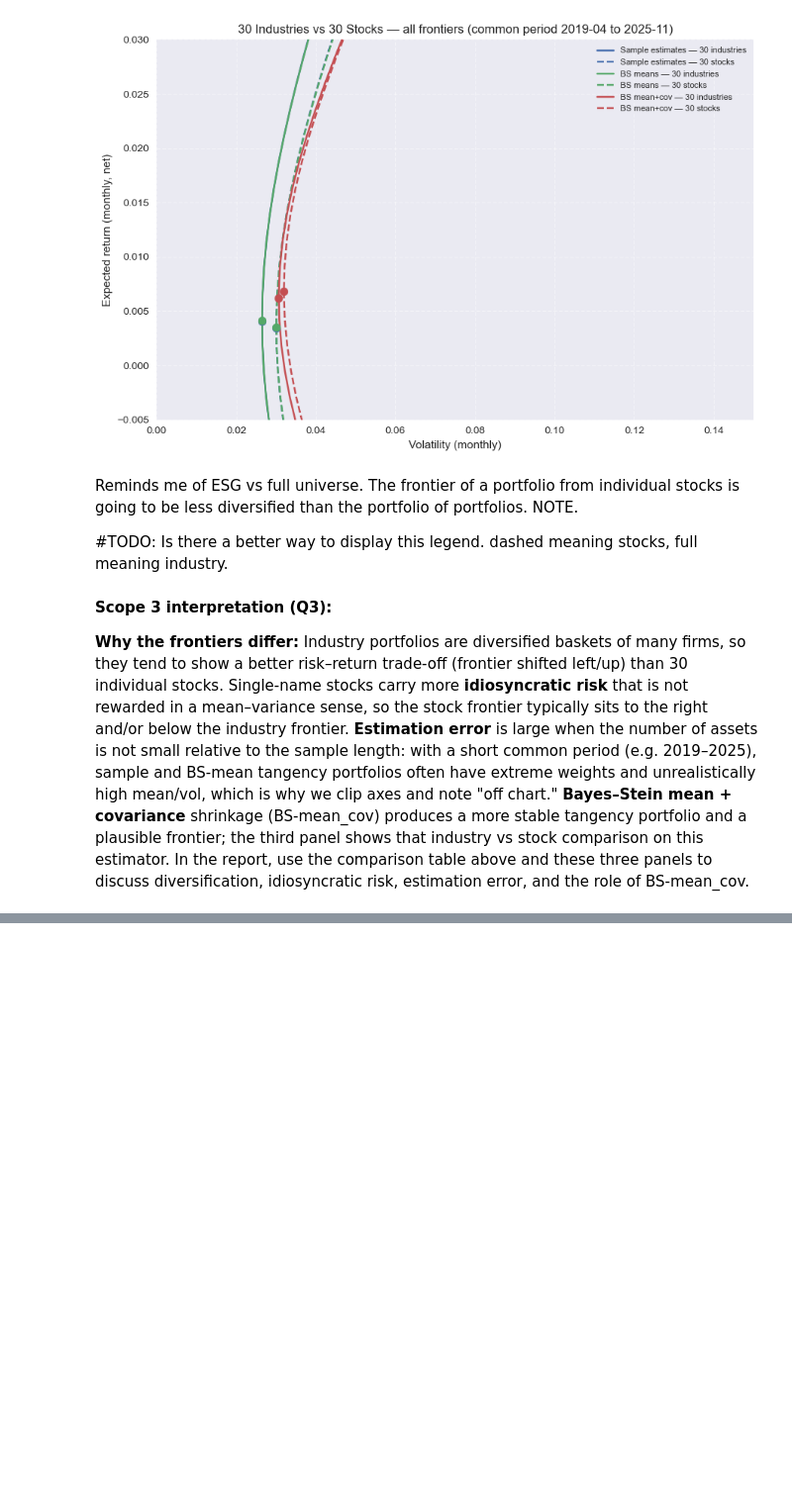
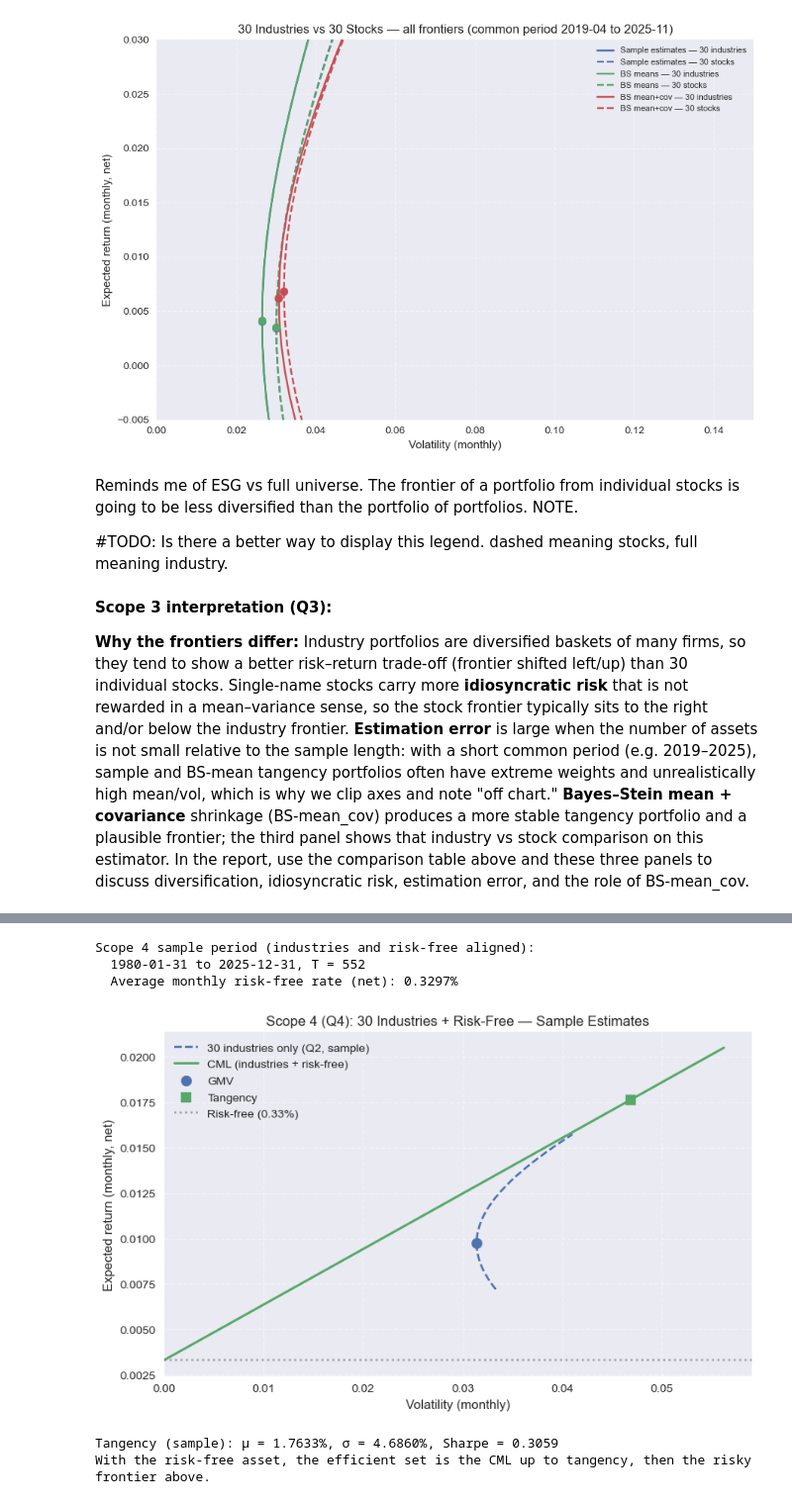
Before and after one commit to eomoran/fin41360-group-asst, a Jupyter notebook: fin41360_data_check.ipynb, the cells around one changed output, grey strips where cells are left out. Shown at 99% size. Cells and saved outputs as stored; diff of their text form; code cells hidden in the pictures; blank space fills up the shorter version.

Commit message:
Add Scope 4 and Scope 5 frontiers (industries+RF, FF3/FF5 factors)
Co-authored-by: Cursor <cursoragent@cursor.com>

```diff
--- a/fin41360_data_check.ipynb
+++ b/fin41360_data_check.ipynb
@@ -575,0 +580,73 @@ Reminds me of ESG vs full universe. The frontier of a portfolio from individual
+# %%
+# Scope 4 (Q4): Efficient frontier for 30 industries + risk-free asset (sample estimates only)
+
+import numpy as np
+from fin41360.process_french import load_industry_30_monthly, load_ff3_monthly
+from fin41360.mv_frontier import (
+    compute_moments_from_gross,
+    gmv_weights,
+    tangency_weights,
+    efficient_frontier,
+    portfolio_stats,
+)
+
+# Align industry and RF to the same sample period (RF from Fama–French factors)
+ind_s4 = load_industry_30_monthly()
+ff3_s4, rf_gross_s4 = load_ff3_monthly()
+common_idx = ind_s4.index.intersection(rf_gross_s4.index)
+ind_s4 = ind_s4.loc[common_idx]
+rf_net_s4 = (rf_gross_s4 - 1.0).loc[common_idx]
+rf_mean_s4 = float(rf_net_s4.mean())
+
+mu_s4, Sigma_s4 = compute_moments_from_gross(ind_s4)
+T_s4 = len(ind_s4)
+
+print("Scope 4 sample period (industries and risk-free aligned):")
+print(f"  {common_idx.min().date()} to {common_idx.max().date()}, T = {T_s4}")
+print(f"  Average monthly risk-free rate (net): {rf_mean_s4:.4%}")
+
+# Risky-only frontier (30 industries, sample) — same as Q2 for comparison
+mu_min_s4 = float(mu_s4.min()) - 0.001
+mu_max_s4 = float(mu_s4.max()) + 0.001
+front_means, front_vols, _ = efficient_frontier(mu_s4, Sigma_s4, n_points=200, mu_min=mu_min_s4, mu_max=mu_max_s4)
+
+# Tangency portfolio (sample) and CML
+w_tan_s4 = tangency_weights(mu_s4, Sigma_s4, rf_mean_s4)
+mu_tan_s4, vol_tan_s4 = portfolio_stats(w_tan_s4, mu_s4, Sigma_s4)
+sharpe_tan_s4 = (mu_tan_s4 - rf_mean_s4) / vol_tan_s4 if vol_tan_s4 > 0 else np.nan
+
+# CML: mu = rf + Sharpe * vol from (0, rf) through tangency
+vol_cml = np.linspace(0, float(vol_tan_s4) * 1.2, 150)
+mu_cml = rf_mean_s4 + sharpe_tan_s4 * vol_cml
+
+# GMV for reference
+w_gmv_s4 = gmv_weights(Sigma_s4)
+mu_gmv_s4, vol_gmv_s4 = portfolio_stats(w_gmv_s4, mu_s4, Sigma_s4)
+
+# Plot: industries-only frontier (Q2) vs CML (industries + RF)
+fig, ax = plt.subplots(figsize=(8, 5))
+ax.plot(front_vols, front_means, color="C0", linestyle="--", label="30 industries only (Q2, sample)")
+ax.plot(vol_cml, mu_cml, color="C1", linewidth=2, label="CML (industries + risk-free)")
+ax.scatter([vol_gmv_s4], [mu_gmv_s4], color="C0", s=80, marker="o", zorder=5, label="GMV")
+ax.scatter([vol_tan_s4], [mu_tan_s4], color="C1", s=80, marker="s", zorder=5, label="Tangency")
+ax.axhline(rf_mean_s4, color="gray", linestyle=":", alpha=0.7, label=f"Risk-free ({rf_mean_s4:.2%})")
+ax.set_xlim(0, None)
+ax.set_ylim(None, None)
+ax.set_xlabel("Volatility (monthly)")
+ax.set_ylabel("Expected return (monthly, net)")
+ax.set_title("Scope 4 (Q4): 30 Industries + Risk-Free — Sample Estimates")
+ax.legend(loc="best")
+ax.grid(True, linestyle="--", alpha=0.4)
+plt.tight_layout()
+plt.show()
+
+# Compare: CML dominates the risky-only frontier below tangency; they meet at tangency.
+print(f"\nTangency (sample): μ = {mu_tan_s4:.4%}, σ = {vol_tan_s4:.4%}, Sharpe = {sharpe_tan_s4:.4f}")
+print("With the risk-free asset, the efficient set is the CML up to tangency, then the risky frontier above.")
+# %% [output]
+Scope 4 sample period (industries and risk-free aligned):
+  1980-01-31 to 2025-12-31, T = 552
+  Average monthly risk-free rate (net): 0.3297%
+[figure, added]
+Tangency (sample): μ = 1.7633%, σ = 4.6860%, Sharpe = 0.3059
+With the risk-free asset, the efficient set is the CML up to tangency, then the risky frontier above.
```
Also changed, not shown: parts of 6 cells of this notebook.
